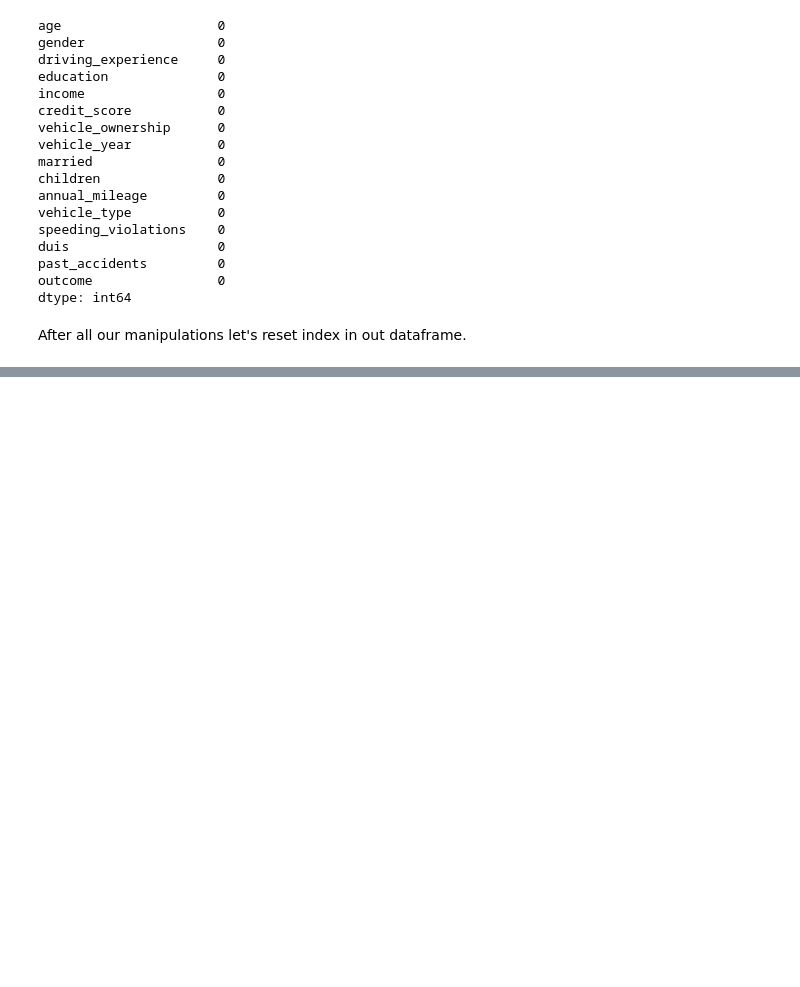
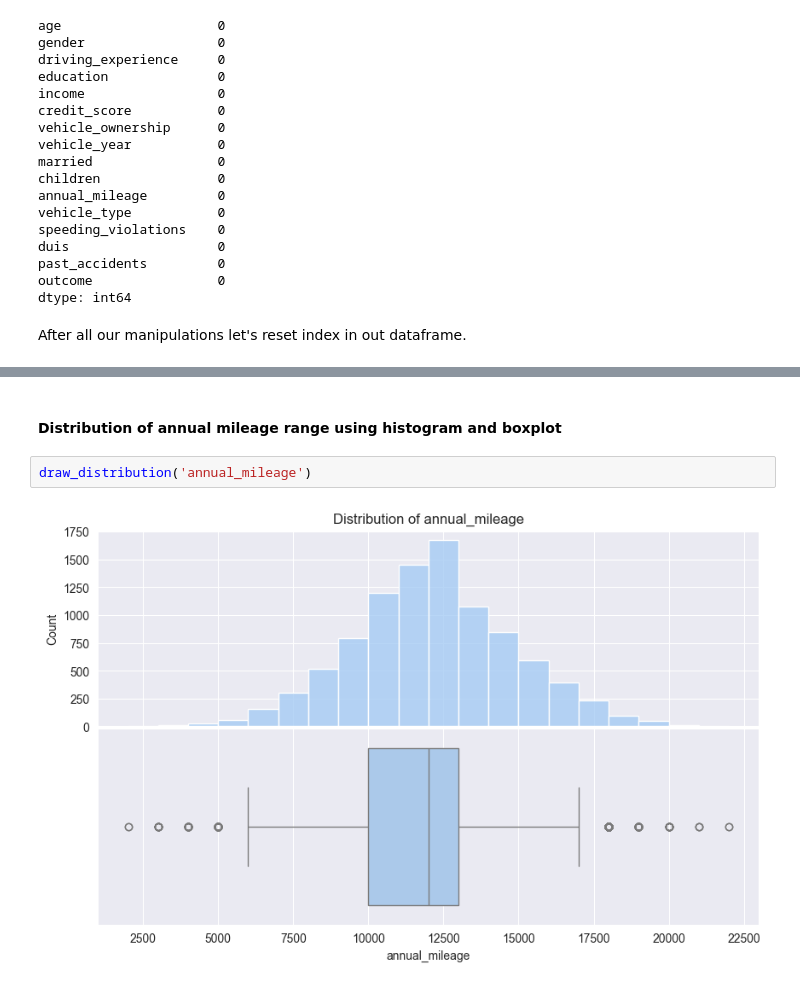
Before and after one commit to mariakyrychok/ds_homeworks, a Jupyter notebook: lec_4/main.ipynb, the cells around one changed output, grey strips where cells are left out. Drawn from its saved outputs; the diff is of its cells as text; blank space fills up the shorter version.

```diff
--- a/lec_4/main.ipynb
+++ b/lec_4/main.ipynb
@@ -314,0 +372,6 @@ Name: annual_mileage, dtype: float64
+# %% [markdown]
+#### Distribution of annual mileage range using histogram and boxplot
+# %%
+draw_distribution('annual_mileage')
+# %% [output]
+[figure, added]
```
Also changed, not shown: parts of 27 cells of this notebook.
